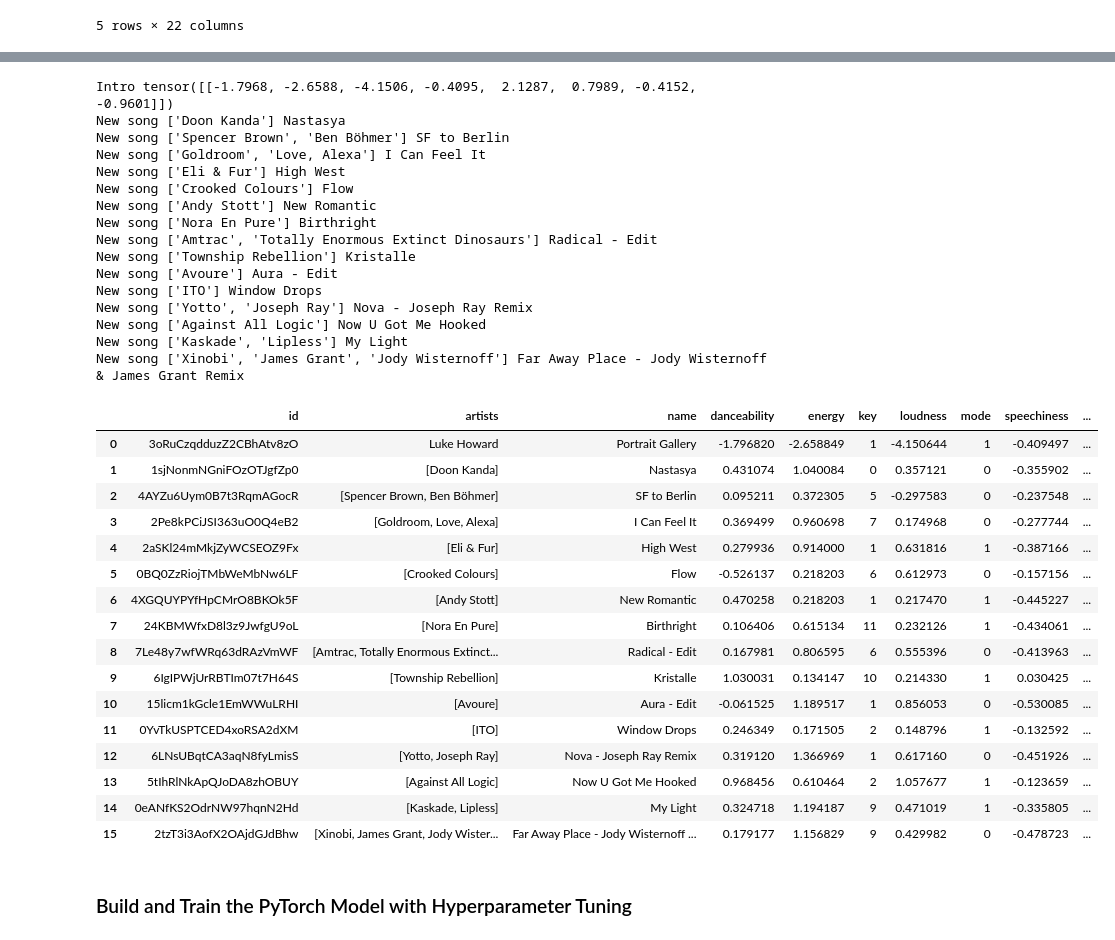
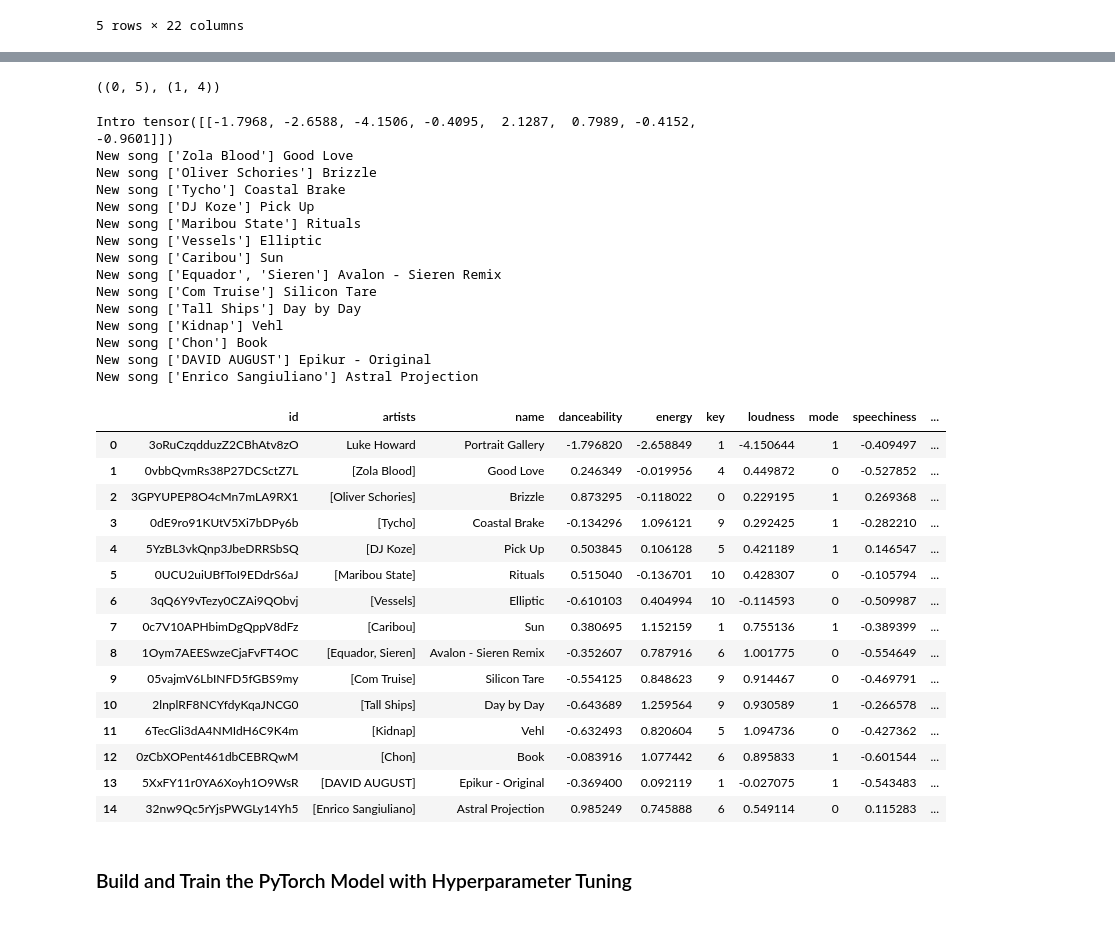
Before and after one commit to alistairwgillespie/wmw_deep_playlist_generator, a Jupyter notebook: 3_Train_Deploy.ipynb, the cells around one changed output, grey strips where cells are left out. Drawn from its saved outputs; the diff is of its cells as text; code cells hidden in the pictures.

```diff
--- a/3_Train_Deploy.ipynb
+++ b/3_Train_Deploy.ipynb
@@ -286,7 +289,9 @@ from tqdm.notebook import tqdm
 from sklearn.externals import joblib
 
 feature_list =  ['danceability','energy', 'loudness', 'speechiness', 'acousticness',
-                 'instrumentalness', 'liveness', 'valence','mode','key','tempo']
+                 'instrumentalness', 'liveness', 'valence']
+
+#'mode','key','tempo'
 
 std_scaler = joblib.load('standard_features.pkl')
 
@@ -370,10 +376,12 @@ Getting Recommendations...
 # %%
 pl.recommended_track_ids
 # %%
+import random
+
 recommended = pd.DataFrame()
 
 # Iterate full catalog of WMW songs
-for _, row in tqdm(track_data[track_data['volume'] == 38].iterrows(), total=track_data[track_data['volume'] == 38].shape[0]):
+for _, row in tqdm(track_data[track_data['volume'] == random.randint(1, 38)].iterrows(), total=track_data[track_data['volume'] == 38].shape[0]):
     song_search = row['track_name'].partition('-')[0] + ' ' + row['artist_name']
     try:
 
@@ -395,5 +403,3 @@ for _, row in tqdm(track_data[track_data['volume'] == 38].iterrows(), total=trac
 
     except:
         print("Song not searchable")
-
-recommended[feature_list] = std_scaler.transform(recommended[feature_list])
@@ -409,8 +419,8 @@ recommended[feature_list].head()
 # %%
-song = [ 0.0609,  1.0491,  0.5765, -0.3122, -0.6526,  0.0296, -0.7938,  0.0199]
+# song = [ 0.0609,  1.0491,  0.5765, -0.3122, -0.6526,  0.0296, -0.7938,  0.0199]
 
 from scipy.spatial.distance import cdist
 
 import numpy as np
 
-np.argmin(cdist([song], recommended[feature_list]))
+# np.argmin(cdist([song], recommended[feature_list]))
@@ -502,0 +673,4 @@ def predict_playlist(model, initial_songs=[], predict_len=15):
+# %%
+a,b
+# %% [output]
+((0, 5), (1, 4))
@@ -503,41 +702,41 @@ def predict_playlist(model, initial_songs=[], predict_len=15):
 # %%
+import numpy as np
+
 initial_songs = ['luke howard portrait gallery']
 
-predict_playlist(model, initial_songs=initial_songs, predict_len=15)
+predict_playlist(model, initial_songs=initial_songs, predict_len=14)
 # %% [output]
 Intro tensor([[-1.7968, -2.6588, -4.1506, -0.4095,  2.1287,  0.7989, -0.4152, -0.9601]])
-New song ['Doon Kanda'] Nastasya
-New song ['Spencer Brown', 'Ben Böhmer'] SF to Berlin
-New song ['Goldroom', 'Love, Alexa'] I Can Feel It
-New song ['Eli & Fur'] High West
-New song ['Crooked Colours'] Flow
-New song ['Andy Stott'] New Romantic
-New song ['Nora En Pure'] Birthright
-New song ['Amtrac', 'Totally Enormous Extinct Dinosaurs'] Radical - Edit
-New song ['Township Rebellion'] Kristalle
-New song ['Avoure'] Aura - Edit
-New song ['ITO'] Window Drops
-New song ['Yotto', 'Joseph Ray'] Nova - Joseph Ray Remix
-New song ['Against All Logic'] Now U Got Me Hooked
-New song ['Kaskade', 'Lipless'] My Light
-New song ['Xinobi', 'James Grant', 'Jody Wisternoff'] Far Away Place - Jody Wisternoff & James Grant Remix
+New song ['Zola Blood'] Good Love
+New song ['Oliver Schories'] Brizzle
+New song ['Tycho'] Coastal Brake
+New song ['DJ Koze'] Pick Up
+New song ['Maribou State'] Rituals
+New song ['Vessels'] Elliptic
+New song ['Caribou'] Sun
+New song ['Equador', 'Sieren'] Avalon - Sieren Remix
+New song ['Com Truise'] Silicon Tare
+New song ['Tall Ships'] Day by Day
+New song ['Kidnap'] Vehl
+New song ['Chon'] Book
+New song ['DAVID AUGUST'] Epikur - Original
+New song ['Enrico Sangiuliano'] Astral Projection
 |  | id | artists | name | danceability | energy | key | loudness | mode | speechiness | ... |
 | 0 | 3oRuCzqdduzZ2CBhAtv8zO | Luke Howard | Portrait Gallery | -1.796820 | -2.658849 | 1 | -4.150644 | 1 | -0.409497 | ... |
-| 1 | 1sjNonmNGniFOzOTJgfZp0 | [Doon Kanda] | Nastasya | 0.431074 | 1.040084 | 0 | 0.357121 | 0 | -0.355902 | ... |
-| 2 | 4AYZu6Uym0B7t3RqmAGocR | [Spencer Brown, Ben Böhmer] | SF to Berlin | 0.095211 | 0.372305 | 5 | -0.297583 | 0 | -0.237548 | ... |
-| 3 | 2Pe8kPCiJSI363uO0Q4eB2 | [Goldroom, Love, Alexa] | I Can Feel It | 0.369499 | 0.960698 | 7 | 0.174968 | 0 | -0.277744 | ... |
-| 4 | 2aSKl24mMkjZyWCSEOZ9Fx | [Eli & Fur] | High West | 0.279936 | 0.914000 | 1 | 0.631816 | 1 | -0.387166 | ... |
-| 5 | 0BQ0ZzRiojTMbWeMbNw6LF | [Crooked Colours] | Flow | -0.526137 | 0.218203 | 6 | 0.612973 | 0 | -0.157156 | ... |
-| 6 | 4XGQUYPYfHpCMrO8BKOk5F | [Andy Stott] | New Romantic | 0.470258 | 0.218203 | 1 | 0.217470 | 1 | -0.445227 | ... |
-| 7 | 24KBMWfxD8l3z9JwfgU9oL | [Nora En Pure] | Birthright | 0.106406 | 0.615134 | 11 | 0.232126 | 1 | -0.434061 | ... |
-| 8 | 7Le48y7wfWRq63dRAzVmWF | [Amtrac, Totally Enormous Extinct... | Radical - Edit | 0.167981 | 0.806595 | 6 | 0.555396 | 0 | -0.413963 | ... |
-| 9 | 6IgIPWjUrRBTIm07t7H64S | [Township Rebellion] | Kristalle | 1.030031 | 0.134147 | 10 | 0.214330 | 1 | 0.030425 | ... |
-| 10 | 15licm1kGcle1EmWWuLRHI | [Avoure] | Aura - Edit | -0.061525 | 1.189517 | 1 | 0.856053 | 0 | -0.530085 | ... |
-| 11 | 0YvTkUSPTCED4xoRSA2dXM | [ITO] | Window Drops | 0.246349 | 0.171505 | 2 | 0.148796 | 1 | -0.132592 | ... |
-| 12 | 6LNsUBqtCA3aqN8fyLmisS | [Yotto, Joseph Ray] | Nova - Joseph Ray Remix | 0.319120 | 1.366969 | 1 | 0.617160 | 0 | -0.451926 | ... |
-| 13 | 5tIhRlNkApQJoDA8zhOBUY | [Against All Logic] | Now U Got Me Hooked | 0.968456 | 0.610464 | 2 | 1.057677 | 1 | -0.123659 | ... |
-| 14 | 0eANfKS2OdrNW97hqnN2Hd | [Kaskade, Lipless] | My Light | 0.324718 | 1.194187 | 9 | 0.471019 | 1 | -0.335805 | ... |
-| 15 | 2tzT3i3AofX2OAjdGJdBhw | [Xinobi, James Grant, Jody Wister... | Far Away Place - Jody Wisternoff ... | 0.179177 | 1.156829 | 9 | 0.429982 | 0 | -0.478723 | ... |
+| 1 | 0vbbQvmRs38P27DCSctZ7L | [Zola Blood] | Good Love | 0.246349 | -0.019956 | 4 | 0.449872 | 0 | -0.527852 | ... |
+| 2 | 3GPYUPEP8O4cMn7mLA9RX1 | [Oliver Schories] | Brizzle | 0.873295 | -0.118022 | 0 | 0.229195 | 1 | 0.269368 | ... |
+| 3 | 0dE9ro91KUtV5Xi7bDPy6b | [Tycho] | Coastal Brake | -0.134296 | 1.096121 | 9 | 0.292425 | 1 | -0.282210 | ... |
+| 4 | 5YzBL3vkQnp3JbeDRRSbSQ | [DJ Koze] | Pick Up | 0.503845 | 0.106128 | 5 | 0.421189 | 1 | 0.146547 | ... |
+| 5 | 0UCU2uiUBfToI9EDdrS6aJ | [Maribou State] | Rituals | 0.515040 | -0.136701 | 10 | 0.428307 | 0 | -0.105794 | ... |
+| 6 | 3qQ6Y9vTezy0CZAi9QObvj | [Vessels] | Elliptic | -0.610103 | 0.404994 | 10 | -0.114593 | 0 | -0.509987 | ... |
+| 7 | 0c7V10APHbimDgQppV8dFz | [Caribou] | Sun | 0.380695 | 1.152159 | 1 | 0.755136 | 1 | -0.389399 | ... |
+| 8 | 1Oym7AEESwzeCjaFvFT4OC | [Equador, Sieren] | Avalon - Sieren Remix | -0.352607 | 0.787916 | 6 | 1.001775 | 0 | -0.554649 | ... |
+| 9 | 05vajmV6LbINFD5fGBS9my | [Com Truise] | Silicon Tare | -0.554125 | 0.848623 | 9 | 0.914467 | 0 | -0.469791 | ... |
+| 10 | 2lnplRF8NCYfdyKqaJNCG0 | [Tall Ships] | Day by Day | -0.643689 | 1.259564 | 9 | 0.930589 | 1 | -0.266578 | ... |
+| 11 | 6TecGli3dA4NMIdH6C9K4m | [Kidnap] | Vehl | -0.632493 | 0.820604 | 5 | 1.094736 | 0 | -0.427362 | ... |
+| 12 | 0zCbXOPent461dbCEBRQwM | [Chon] | Book | -0.083916 | 1.077442 | 6 | 0.895833 | 1 | -0.601544 | ... |
+| 13 | 5XxFY11r0YA6Xoyh1O9WsR | [DAVID AUGUST] | Epikur - Original | -0.369400 | 0.092119 | 1 | -0.027075 | 1 | -0.543483 | ... |
+| 14 | 32nw9Qc5rYjsPWGLy14Yh5 | [Enrico Sangiuliano] | Astral Projection | 0.985249 | 0.745888 | 6 | 0.549114 | 0 | 0.115283 | ... |
 # %%
 # # Training function
 # def train_rnn(model, train_loader, epochs, criterion, optimizer, device):
```
Also changed, not shown: parts of 24 cells of this notebook.
